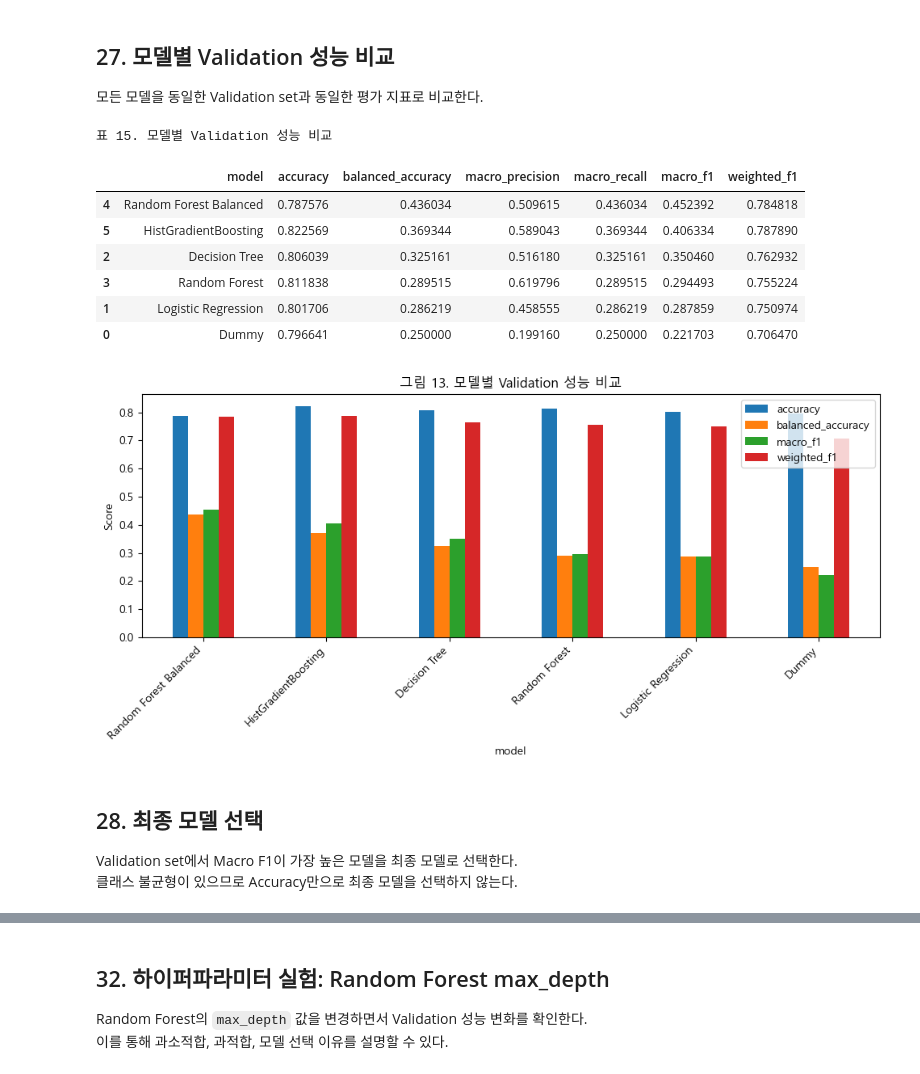
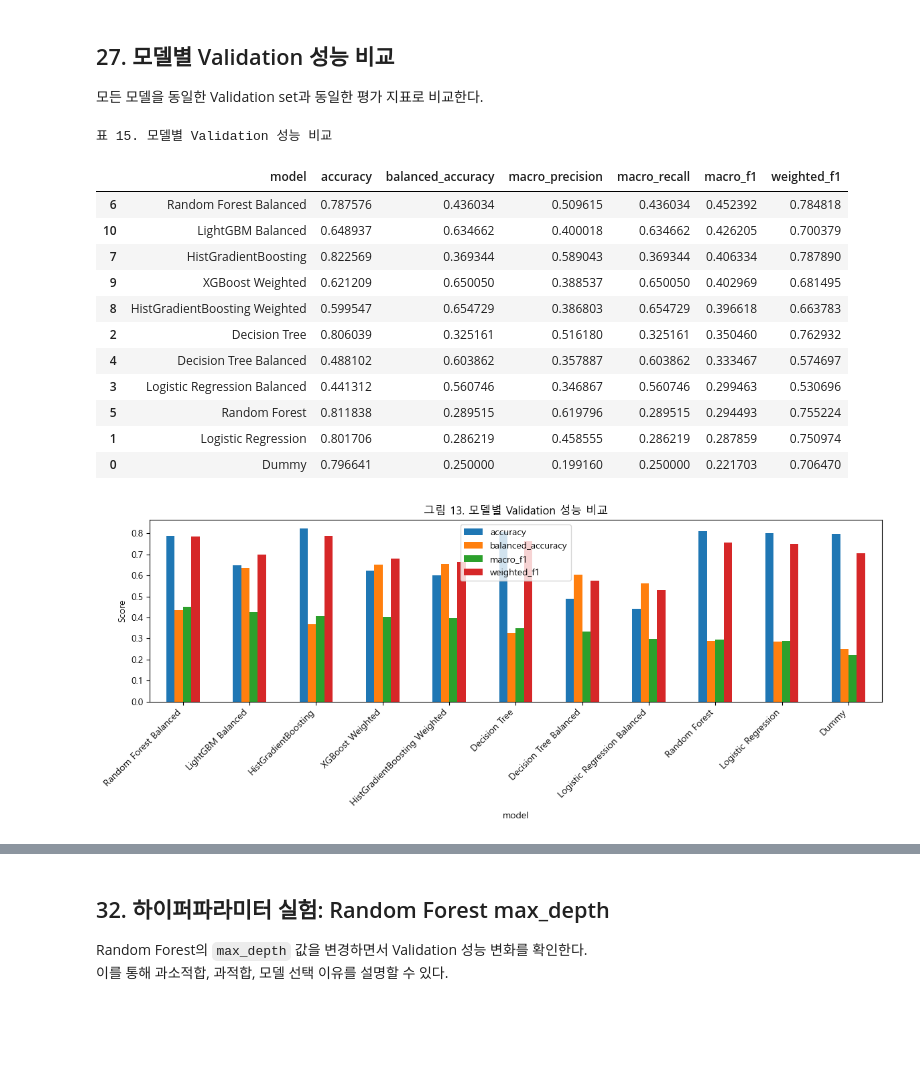
Before and after one commit to 2026-1st/Team-4, a Jupyter notebook: Team4_US_Accidents_Final_Project_revised.ipynb, the cells around one changed output, grey strips where cells are left out. Drawn from its saved outputs; the diff is of its cells as text; code cells hidden in the pictures; blank space fills up the shorter version.

```diff
--- a/Team4_US_Accidents_Final_Project_revised.ipynb
+++ b/Team4_US_Accidents_Final_Project_revised.ipynb
@@ -849,6 +849,15 @@ display(train_scaled.head())
 
 최종 모델은 Validation set의 Macro F1을 기준으로 선택한다.
 # %%
+# 모든 후보 모델과 Validation 결과를 한 곳에 저장한다.
+# 이렇게 해야 하이퍼파라미터 실험, class_weight 모델, XGBoost/LightGBM까지
+# 최종 모델 선정 과정에 모두 포함할 수 있다.
+candidate_models = {}
+candidate_val_predictions = {}
+candidate_val_results = []
+model_label_offset = {}
+
+
 def get_scores(model_name, y_true, y_pred):
     return {
         "model": model_name,
@@ -856,15 +865,26 @@ def get_scores(model_name, y_true, y_pred):
         "balanced_accuracy": balanced_accuracy_score(y_true, y_pred),
         "macro_precision": precision_score(y_true, y_pred, average="macro", zero_division=0),
         "macro_recall": recall_score(y_true, y_pred, average="macro", zero_division=0),
-        "macro_f1": f1_score(y_true, y_pred, average="macro"),
-        "weighted_f1": f1_score(y_true, y_pred, average="weighted")
+        "macro_f1": f1_score(y_true, y_pred, average="macro", zero_division=0),
+        "weighted_f1": f1_score(y_true, y_pred, average="weighted", zero_division=0)
     }
 
 
-def fit_and_eval(model, model_name):
+def register_model(model_name, model, pred, score, label_offset=0):
+    """후보 모델, 예측값, 평가 결과를 최종 비교용 저장소에 등록한다."""
+    candidate_models[model_name] = model
+    candidate_val_predictions[model_name] = pred
+    candidate_val_results.append(score)
+    model_label_offset[model_name] = label_offset
+
+
+def fit_and_eval(model, model_name, label_offset=0):
     model.fit(train_scaled, train_target)
     pred = model.predict(val_scaled)
+    if label_offset != 0:
+        pred = pred + label_offset
     score = get_scores(model_name, val_target, pred)
+    register_model(model_name, model, pred, score, label_offset=label_offset)
     return model, pred, score
 # %% [markdown]
 ## 21. 기준 모델: Dummy Classifier
@@ -978,44 +1141,37 @@ display(pd.DataFrame([hgb_result]))
 
 모든 모델을 동일한 Validation set과 동일한 평가 지표로 비교한다.
 # %%
-results = [
-    dummy_result,
-    lr_result,
-    dt_result,
-    rf_result,
-    rf_balanced_result,
-    hgb_result
-]
-
-result_df = pd.DataFrame(results).sort_values(by="macro_f1", ascending=False)
+# 지금까지 등록된 모든 후보 모델을 동일한 Validation set 기준으로 비교한다.
+# Dummy, 기본 모델, class_weight 적용 모델, 부스팅 추가 모델이 모두 포함된다.
+result_df = pd.DataFrame(candidate_val_results).sort_values(by="macro_f1", ascending=False)
 
 print("표 15. 모델별 Validation 성능 비교")
 display(result_df)
 
 result_df.to_csv("outputs/model_validation_results.csv", index=False)
 
 result_df.set_index("model")[["accuracy", "balanced_accuracy", "macro_f1", "weighted_f1"]].plot(
     kind="bar",
-    figsize=(10, 5)
+    figsize=(12, 5)
 )
 plt.title("그림 13. 모델별 Validation 성능 비교")
 plt.ylabel("Score")
 plt.xticks(rotation=45, ha="right")
 plt.tight_layout()
 plt.savefig("figures/fig13_validation_score_comparison.png", dpi=200)
 plt.show()
 # %% [output]
 표 15. 모델별 Validation 성능 비교
 |  | model | accuracy | balanced_accuracy | macro_precision | macro_recall | macro_f1 | weighted_f1 |
-| 4 | Random Forest Balanced | 0.787576 | 0.436034 | 0.509615 | 0.436034 | 0.452392 | 0.784818 |
-| 5 | HistGradientBoosting | 0.822569 | 0.369344 | 0.589043 | 0.369344 | 0.406334 | 0.787890 |
+| 6 | Random Forest Balanced | 0.787576 | 0.436034 | 0.509615 | 0.436034 | 0.452392 | 0.784818 |
+| 10 | LightGBM Balanced | 0.648937 | 0.634662 | 0.400018 | 0.634662 | 0.426205 | 0.700379 |
+| 7 | HistGradientBoosting | 0.822569 | 0.369344 | 0.589043 | 0.369344 | 0.406334 | 0.787890 |
+| 9 | XGBoost Weighted | 0.621209 | 0.650050 | 0.388537 | 0.650050 | 0.402969 | 0.681495 |
+| 8 | HistGradientBoosting Weighted | 0.599547 | 0.654729 | 0.386803 | 0.654729 | 0.396618 | 0.663783 |
 | 2 | Decision Tree | 0.806039 | 0.325161 | 0.516180 | 0.325161 | 0.350460 | 0.762932 |
-| 3 | Random Forest | 0.811838 | 0.289515 | 0.619796 | 0.289515 | 0.294493 | 0.755224 |
+| 4 | Decision Tree Balanced | 0.488102 | 0.603862 | 0.357887 | 0.603862 | 0.333467 | 0.574697 |
+| 3 | Logistic Regression Balanced | 0.441312 | 0.560746 | 0.346867 | 0.560746 | 0.299463 | 0.530696 |
+| 5 | Random Forest | 0.811838 | 0.289515 | 0.619796 | 0.289515 | 0.294493 | 0.755224 |
 | 1 | Logistic Regression | 0.801706 | 0.286219 | 0.458555 | 0.286219 | 0.287859 | 0.750974 |
 | 0 | Dummy | 0.796641 | 0.250000 | 0.199160 | 0.250000 | 0.221703 | 0.706470 |
-[figure, old version]
+[figure, new version]
-# %% [markdown]
-## 28. 최종 모델 선택
-
-Validation set에서 Macro F1이 가장 높은 모델을 최종 모델로 선택한다.
-클래스 불균형이 있으므로 Accuracy만으로 최종 모델을 선택하지 않는다.
```
Also changed, not shown: parts of 33 cells of this notebook, 13 other files.
